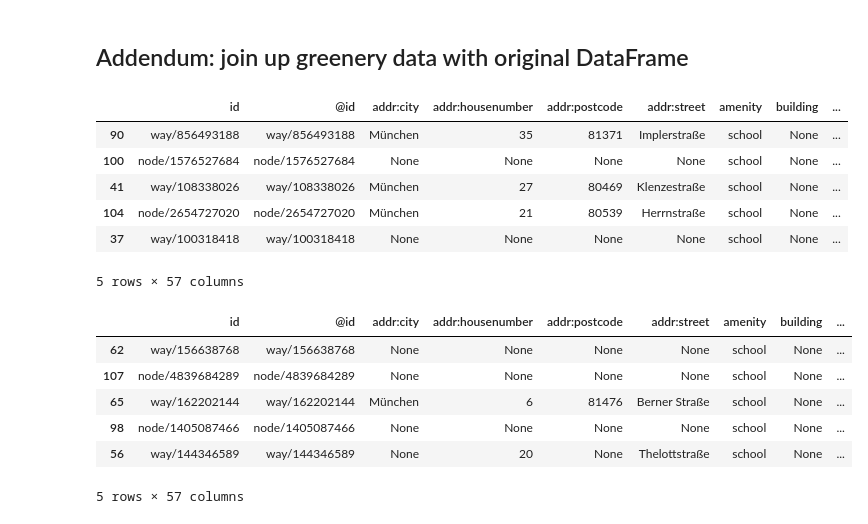
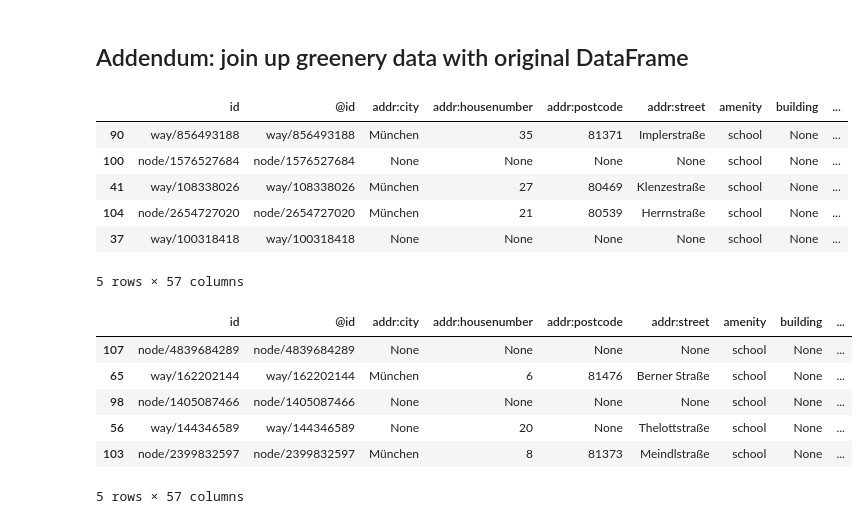
Before and after one commit to ehansis/geodemo2021, a Jupyter notebook: pre_recorded_demo.ipynb, the cells around one changed output. Cells and saved outputs as stored; diff of their text form; code cells hidden in the pictures.

```diff
--- a/pre_recorded_demo.ipynb
+++ b/pre_recorded_demo.ipynb
@@ -102,7 +102,7 @@ We want to have exactly one point per school. Strategy:
 * Compute union of all shapes, this gives us a multipolygon
 * Explode that into the distinct polygons
 # %%
-schools_df_metric = schools_df.to_crs("EPSG:3857")
+schools_df_metric = schools_df.to_crs("EPSG:25832")
 display(schools_df["geometry"])
 display(schools_df_metric["geometry"])
 # %% [output]
@@ -137,5 +141,5 @@ CRS reference: [https://epsg.io/3857](https://epsg.io/3857)
 # %%
-schools_buffered = schools_df_metric.buffer(200)
+schools_buffered = schools_df_metric.buffer(100)
 schools_buffered.plot()
 # %% [output]
 <AxesSubplot:>
@@ -384,7 +388,11 @@ Coordinates:
 
 Very simple method: select a box of +- 500 meters around each school, count green pixels.
 # %%
-school_greenery = gp.GeoDataFrame(dict(green_pixels=float("nan"), geometry=school_points["geometry"].values))
+school_greenery = gp.GeoDataFrame(
+    dict(green_pixels=float("nan"),
+         geometry=school_points["geometry"].values),
+    crs="EPSG:25832")
+school_greenery = school_greenery.to_crs("EPSG:3857")
 print(school_greenery)
 # %% [output]
      green_pixels                         geometry
@@ -471,25 +479,24 @@ then compute the green pixels and run the consistency check.
 # %% [markdown]
 ## Addendum: join up greenery data with original DataFrame
 # %%
-school_greenery.crs = "EPSG:3857"
 schools_with_buffered_geo = schools_df.copy()
-schools_with_buffered_geo.crs = "EPSG:3857"
 schools_with_buffered_geo["geometry"] = schools_buffered
-joint = gp.sjoin(schools_with_buffered_geo, school_greenery, how="left", op="intersects").sort_values(by="green_pixels")
+schools_with_buffered_geo.crs = "EPSG:25832"
+joint = gp.sjoin(schools_with_buffered_geo.to_crs("EPSG:3857"), school_greenery, how="left", op="intersects").sort_values(by="green_pixels")
 display(joint.head(5))
 display(joint.tail(5))
 # %% [output]
 |  | id | @id | addr:city | addr:housenumber | addr:postcode | addr:street | amenity | building | ... |
 | 90 | way/856493188 | way/856493188 | München | 35 | 81371 | Implerstraße | school | None | ... |
 | 100 | node/1576527684 | node/1576527684 | None | None | None | None | school | None | ... |
 | 41 | way/108338026 | way/108338026 | München | 27 | 80469 | Klenzestraße | school | None | ... |
 | 104 | node/2654727020 | node/2654727020 | München | 21 | 80539 | Herrnstraße | school | None | ... |
 | 37 | way/100318418 | way/100318418 | None | None | None | None | school | None | ... |
 5 rows × 57 columns
 |  | id | @id | addr:city | addr:housenumber | addr:postcode | addr:street | amenity | building | ... |
-| 62 | way/156638768 | way/156638768 | None | None | None | None | school | None | ... |
 | 107 | node/4839684289 | node/4839684289 | None | None | None | None | school | None | ... |
 | 65 | way/162202144 | way/162202144 | München | 6 | 81476 | Berner Straße | school | None | ... |
 | 98 | node/1405087466 | node/1405087466 | None | None | None | None | school | None | ... |
 | 56 | way/144346589 | way/144346589 | None | 20 | None | Thelottstraße | school | None | ... |
+| 103 | node/2399832597 | node/2399832597 | München | 8 | 81373 | Meindlstraße | school | None | ... |
 5 rows × 57 columns
```
Also changed, not shown: parts of 13 cells of this notebook, 1 other file.
